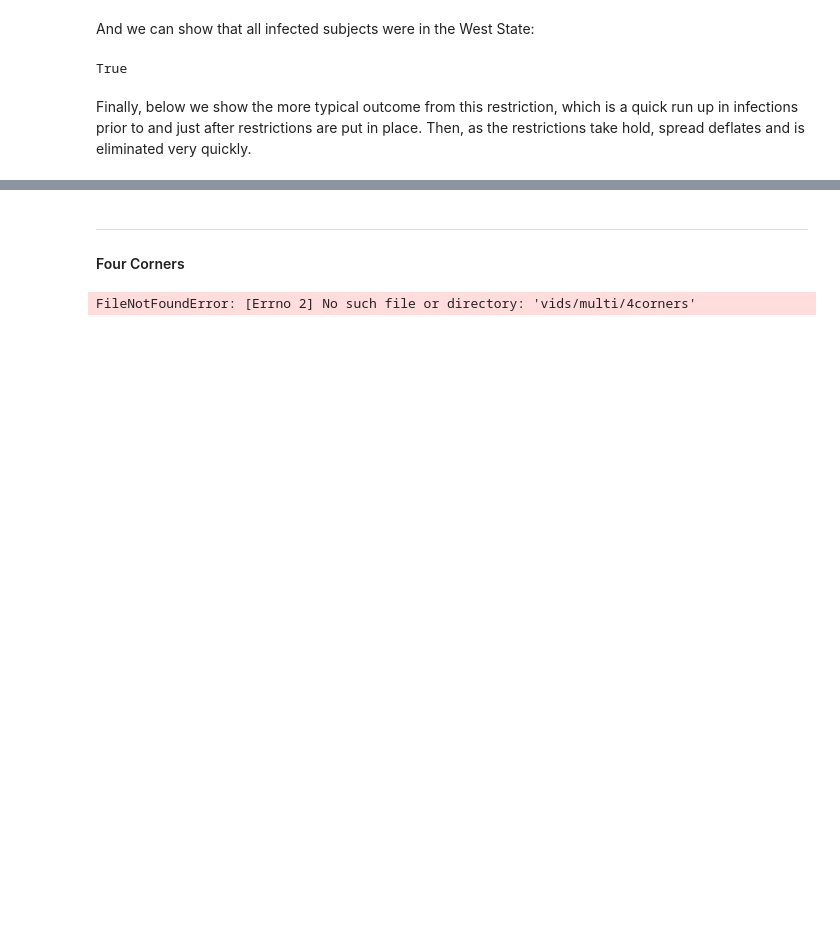
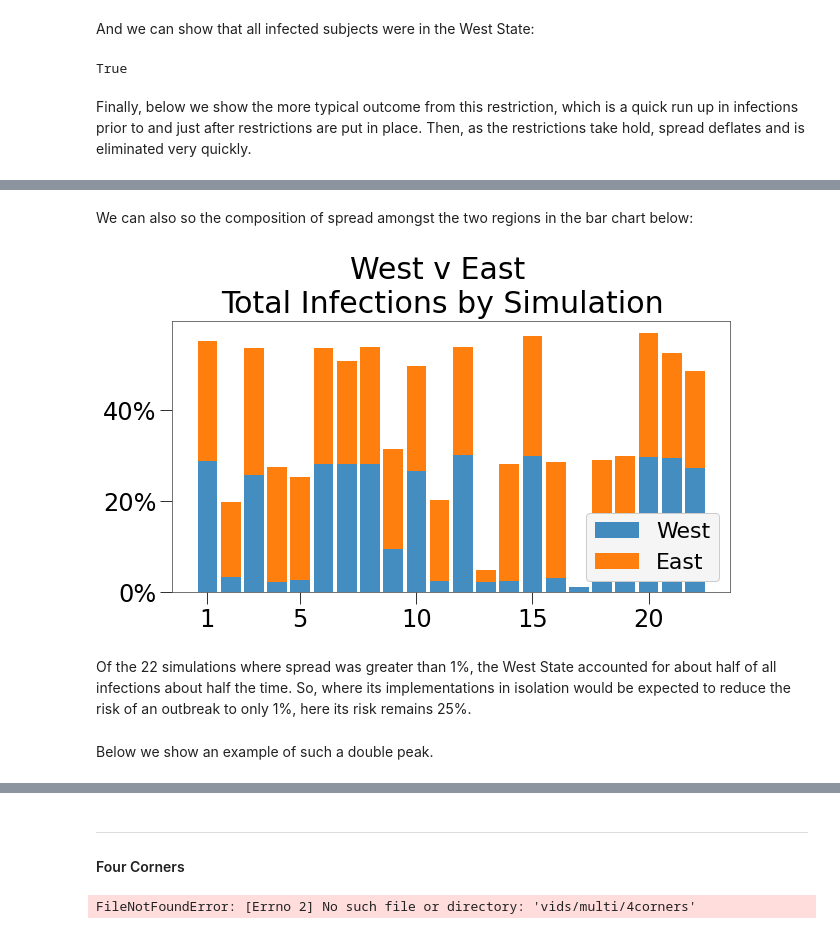
Before and after one commit to rjskene/rknotdocs, a Jupyter notebook: docs/multi.ipynb, the cells around one changed output, grey strips where cells are left out. Drawn from its saved outputs; the diff is of its cells as text; code cells hidden in the pictures; blank space fills up the shorter version.

```diff
--- a/docs/multi.ipynb
+++ b/docs/multi.ipynb
@@ -1266,6 +1307,40 @@ from IPython.core.display import display, HTML
 display(HTML(peakcomp(peakset, slug)))
 # %% [output]
 [interactive output not drawn]
+# %% [markdown]
+We can also so the composition of spread amongst the two regions in the bar chart below:
+# %%
+import numpy as np
+import matplotlib.pyplot as plt
+
+@mtick.FuncFormatter
+def yax_fmt(x, pos):
+    return f'{x:.0%}'
+
+fig, ax = plt.subplots(1,1, figsize=(10,5))
+
+infs = np.hstack((sstack[:, [1,3]], sstack[:, [1,3]].sum(axis=1).reshape(-1, 1)))
+infs = infs[infs[:, 2] > 200] / 20000
+
+x = np.arange(1, infs.shape[0] + 1)
+width = 0.85
+
+p1 = ax.bar(x, infs[:,0], width)
+p2 = ax.bar(x, infs[:,1], width, bottom=infs[:,0])
+
+ax.yaxis.set_major_formatter(yax_fmt)
+ax.set_xticks(np.concatenate((np.array([1]), (np.arange(5, infs.shape[0] + 1, 5)))))
+
+plt.suptitle('West v East \nTotal Infections by Simulation', y=1.06)
+plt.legend((p1[0], p2[0]), ('West', 'East'), loc='lower right', framealpha=1)
+
+plt.show()
+# %% [output]
+[figure, added]
+# %% [markdown]
+Of the 22 simulations where spread was greater than 1%, the West State accounted for about half of all infections about half the time. So, where its implementations in isolation would be expected to reduce the risk of an outbreak to only 1%, here its risk remains 25%.
+# %% [markdown]
+Below we show an example of such a double peak.
 # %%
 from IPython.core.display import display, HTML
 from rknot.notebook import animHTML
```
Also changed, not shown: parts of 32 cells of this notebook, 28 other files.
